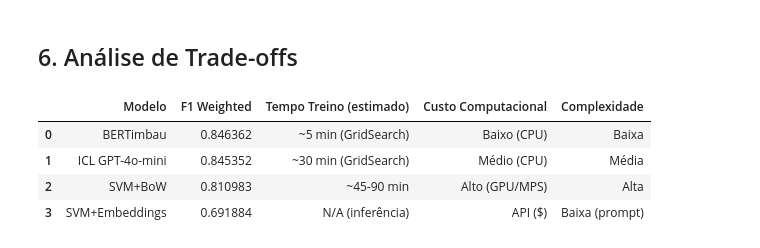
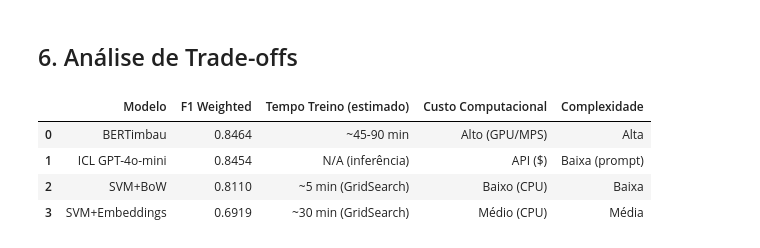
Before and after one commit to pfalconiere/pln-exercise-master-sentiment-analysis, a Jupyter notebook: notebooks/07_comparacao_final.ipynb, the cells around one changed output. Drawn from its saved outputs; the diff is of its cells as text; code cells hidden in the pictures.

```diff
--- a/notebooks/07_comparacao_final.ipynb
+++ b/notebooks/07_comparacao_final.ipynb
@@ -132,36 +134,29 @@ else:
 # %% [markdown]
 ## 6. Análise de Trade-offs
-# %%
-tradeoffs = pd.DataFrame({
-    "Modelo": [m["modelo"] for m in todas_metricas],
-    "F1 Weighted": [m["f1_weighted"] for m in todas_metricas],
-    "Tempo Treino (estimado)": [
-        "~5 min (GridSearch)",   # SVM+BoW
-        "~30 min (GridSearch)",  # SVM+Emb
-        "~45-90 min",            # BERT
-        "N/A (inferência)",      # ICL
-    ][:len(todas_metricas)],
-    "Custo Computacional": [
-        "Baixo (CPU)",
-        "Médio (CPU)",
-        "Alto (GPU/MPS)",
-        "API ($)",
-    ][:len(todas_metricas)],
-    "Complexidade": [
-        "Baixa",
-        "Média",
-        "Alta",
-        "Baixa (prompt)",
-    ][:len(todas_metricas)],
-})
-
-tradeoffs
-# %% [output]
-|  | Modelo | F1 Weighted | Tempo Treino (estimado) | Custo Computacional | Complexidade |
-| 0 | BERTimbau | 0.846362 | ~5 min (GridSearch) | Baixo (CPU) | Baixa |
-| 1 | ICL GPT-4o-mini | 0.845352 | ~30 min (GridSearch) | Médio (CPU) | Média |
-| 2 | SVM+BoW | 0.810983 | ~45-90 min | Alto (GPU/MPS) | Alta |
-| 3 | SVM+Embeddings | 0.691884 | N/A (inferência) | API ($) | Baixa (prompt) |
+# %%
+# Mapeamento dinâmico baseado no nome do modelo (evita desalinhamento)
+TRADEOFF_INFO = {
+    "SVM+BoW":        {"tempo": "~5 min (GridSearch)",  "custo": "Baixo (CPU)",    "complexidade": "Baixa"},
+    "SVM+Embeddings": {"tempo": "~30 min (GridSearch)", "custo": "Médio (CPU)",    "complexidade": "Média"},
+    "BERTimbau":      {"tempo": "~45-90 min",           "custo": "Alto (GPU/MPS)", "complexidade": "Alta"},
+    "ICL GPT-4o-mini":{"tempo": "N/A (inferência)",     "custo": "API ($)",        "complexidade": "Baixa (prompt)"},
+}
+
+tradeoffs = pd.DataFrame({
+    "Modelo": [m["modelo"] for m in todas_metricas],
+    "F1 Weighted": [f'{m["f1_weighted"]:.4f}' for m in todas_metricas],
+    "Tempo Treino (estimado)": [TRADEOFF_INFO.get(m["modelo"], {}).get("tempo", "N/A") for m in todas_metricas],
+    "Custo Computacional": [TRADEOFF_INFO.get(m["modelo"], {}).get("custo", "N/A") for m in todas_metricas],
+    "Complexidade": [TRADEOFF_INFO.get(m["modelo"], {}).get("complexidade", "N/A") for m in todas_metricas],
+})
+
+tradeoffs
+# %% [output]
+|  | Modelo | F1 Weighted | Tempo Treino (estimado) | Custo Computacional | Complexidade |
+| 0 | BERTimbau | 0.8464 | ~45-90 min | Alto (GPU/MPS) | Alta |
+| 1 | ICL GPT-4o-mini | 0.8454 | N/A (inferência) | API ($) | Baixa (prompt) |
+| 2 | SVM+BoW | 0.8110 | ~5 min (GridSearch) | Baixo (CPU) | Baixa |
+| 3 | SVM+Embeddings | 0.6919 | ~30 min (GridSearch) | Médio (CPU) | Média |
 # %% [markdown]
 ## 7. Conclusões
 
```
Also changed, not shown: parts of 4 cells of this notebook, 7 other files.
